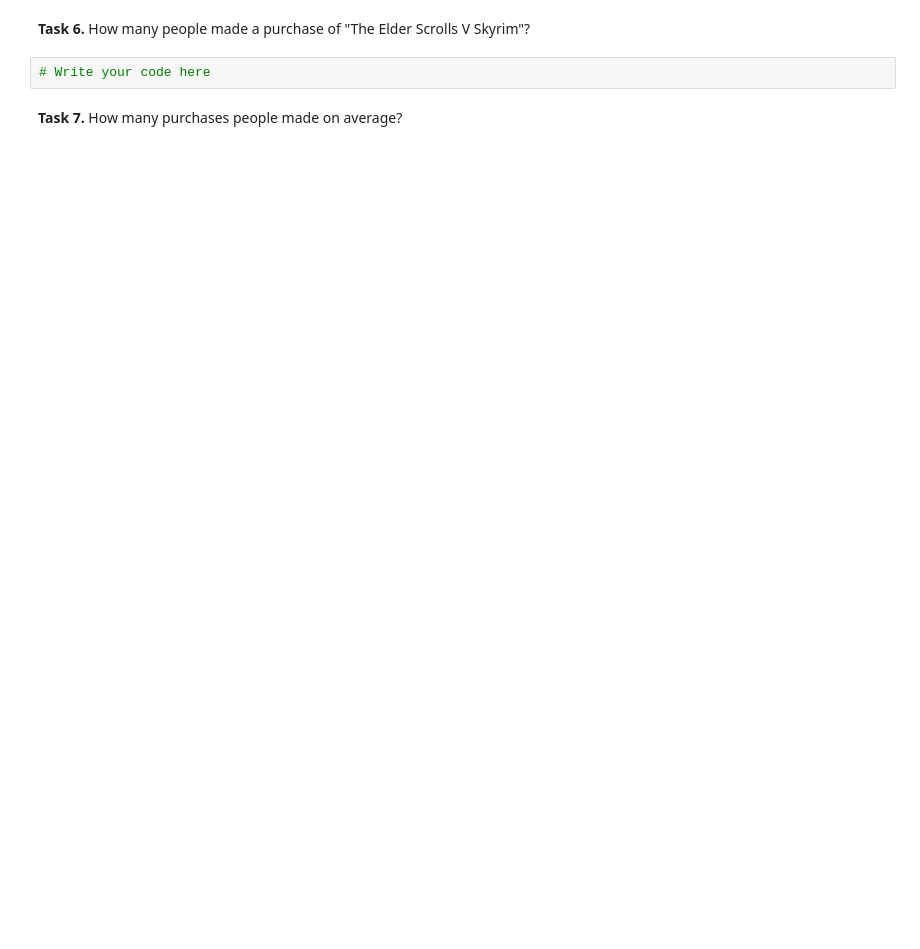
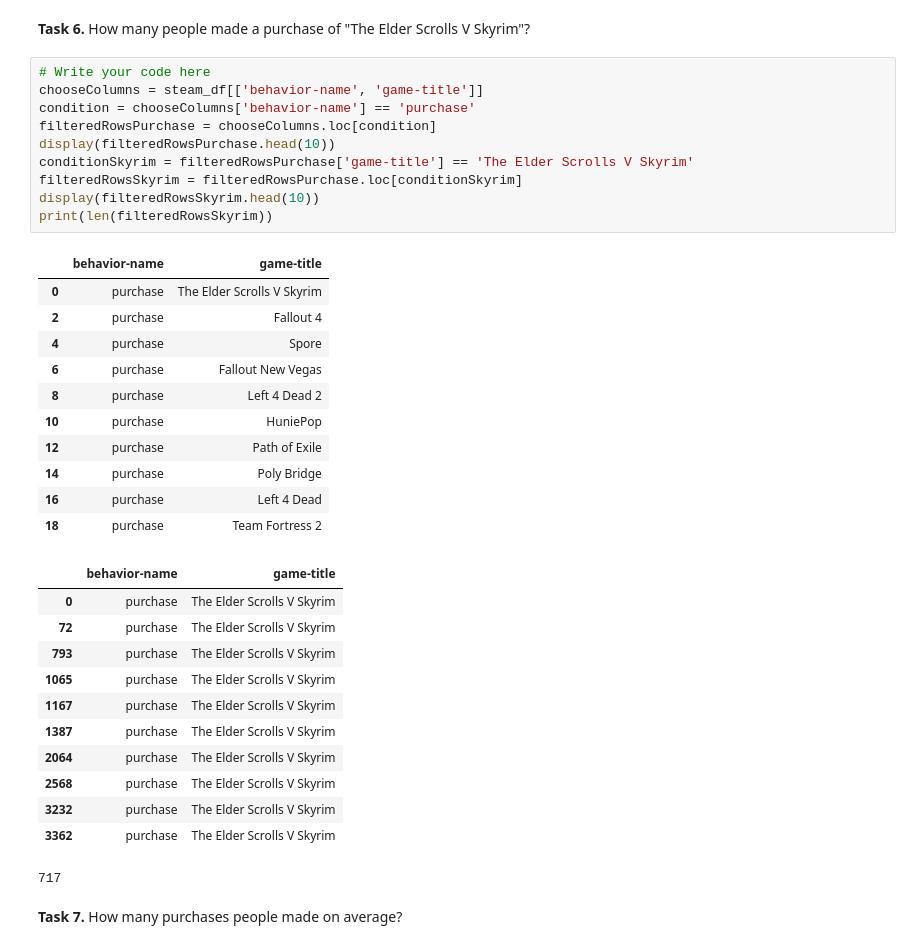
Before and after one commit to s426818/recommender-systems-class, a Jupyter notebook: class_02_numpy_pandas.ipynb, the cells around one changed output. Saved outputs shown, nothing was run; the diff lists cells and outputs as text; blank space fills up the shorter version.

```diff
--- a/class_02_numpy_pandas.ipynb
+++ b/class_02_numpy_pandas.ipynb
@@ -77,6 +218,38 @@ ml_df.head(10)
 **Task 6.** How many people made a purchase of "The Elder Scrolls V Skyrim"?
 # %%
 # Write your code here
+chooseColumns = steam_df[['behavior-name', 'game-title']]
+condition = chooseColumns['behavior-name'] == 'purchase'
+filteredRowsPurchase = chooseColumns.loc[condition]
+display(filteredRowsPurchase.head(10))
+conditionSkyrim = filteredRowsPurchase['game-title'] == 'The Elder Scrolls V Skyrim'
+filteredRowsSkyrim = filteredRowsPurchase.loc[conditionSkyrim]
+display(filteredRowsSkyrim.head(10))
+print(len(filteredRowsSkyrim))
+# %% [output]
+|  | behavior-name | game-title |
+| 0 | purchase | The Elder Scrolls V Skyrim |
+| 2 | purchase | Fallout 4 |
+| 4 | purchase | Spore |
+| 6 | purchase | Fallout New Vegas |
+| 8 | purchase | Left 4 Dead 2 |
+| 10 | purchase | HuniePop |
+| 12 | purchase | Path of Exile |
+| 14 | purchase | Poly Bridge |
+| 16 | purchase | Left 4 Dead |
+| 18 | purchase | Team Fortress 2 |
+|  | behavior-name | game-title |
+| 0 | purchase | The Elder Scrolls V Skyrim |
+| 72 | purchase | The Elder Scrolls V Skyrim |
+| 793 | purchase | The Elder Scrolls V Skyrim |
+| 1065 | purchase | The Elder Scrolls V Skyrim |
+| 1167 | purchase | The Elder Scrolls V Skyrim |
+| 1387 | purchase | The Elder Scrolls V Skyrim |
+| 2064 | purchase | The Elder Scrolls V Skyrim |
+| 2568 | purchase | The Elder Scrolls V Skyrim |
+| 3232 | purchase | The Elder Scrolls V Skyrim |
+| 3362 | purchase | The Elder Scrolls V Skyrim |
+717
 # %% [markdown]
 **Task 7.** How many purchases people made on average?
 # %%
```
Also changed, not shown: parts of 14 cells of this notebook.
